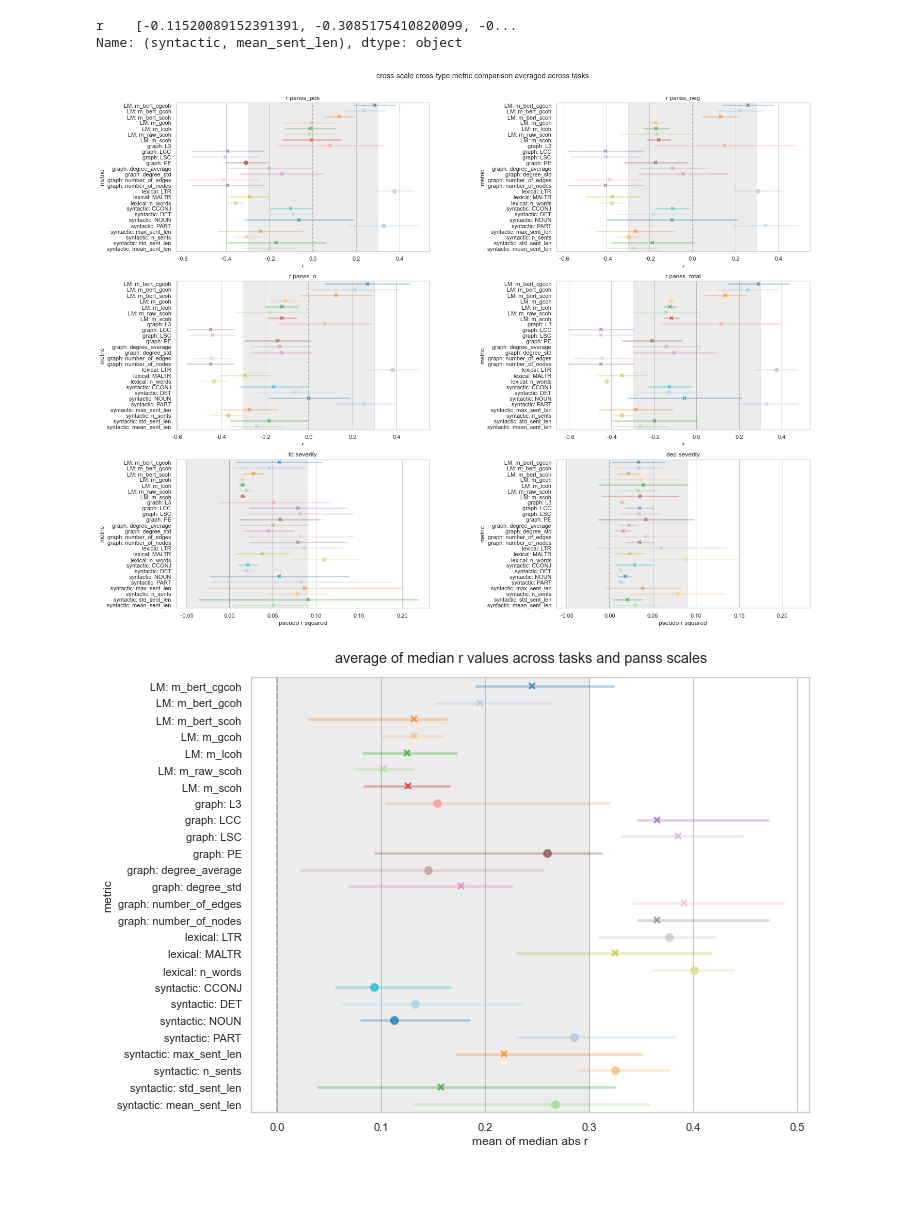
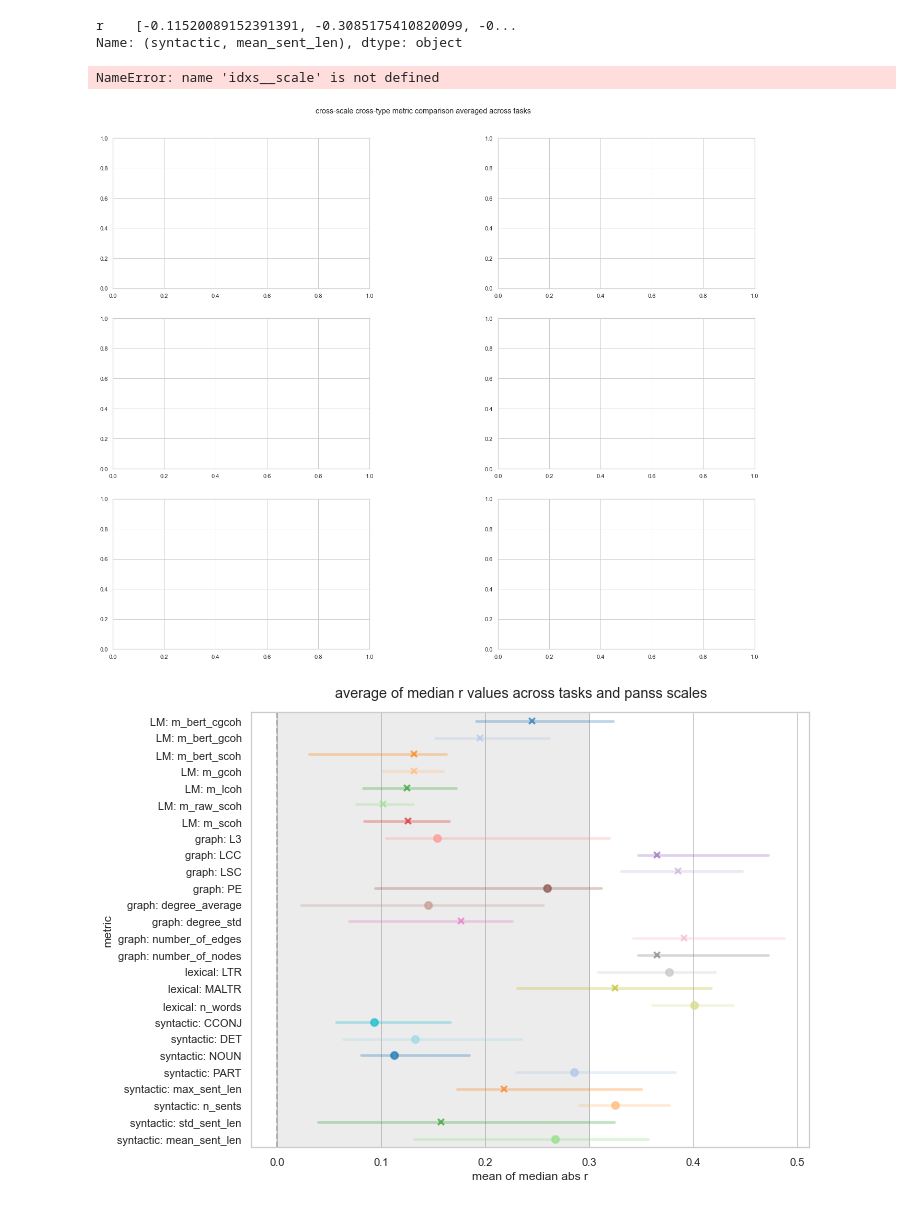
Before and after one commit to flying-bear/MA_thesis, a Jupyter notebook: scores_ru.ipynb, the cells around one changed output. Drawn from its saved outputs; the diff is of its cells as text; code cells hidden in the pictures.

Commit message:
update images

```diff
--- a/scores_ru.ipynb
+++ b/scores_ru.ipynb
@@ -1310,10 +1315,10 @@ NameError: name 'panss_' is not defined
 # add_grey(ax)
 # %%
 def plot_horizontal_tasks(df, title, scale, measure, xname=None, m_type='syntactic',
-                          plot_abs=False, figsize=(18, 18), r=0.3):
+                          plot_abs=False, figsize=(18, 18), r=0.3, yt=0.925):
     absolute_value = f' (absolute r value)' if plot_abs else ''
     fig, axes = plt.subplots(2, 2, figsize=figsize, sharex=True)
-    fig.suptitle(title + absolute_value, y=0.925)
+    fig.suptitle(title + absolute_value, y=yt)
     plt.subplots_adjust(wspace=0.4)
 
     axs = axes.flatten()
@@ -1338,19 +1341,27 @@ panss_order = ['panss_pos', 'panss_neg', 'panss_o', 'panss_total']
 # %%
-def plot_all_scales(reformed_d, m_type='syntactic', path=PATH_FIG, figsize=(18, 18), plot_abs=True, dpi=150):
+def plot_all_scales(reformed_d, m_type='syntactic', path=PATH_FIG, figsize=(18, 18), plot_abs=True, dpi=150,
+                   yt=0.925):
 
     fig = plot_horizontal_tasks(reformed_d,
                                 f'cross-task comparison for {m_type} metrics on group difference (t-test)',
-                                scale='panss_o', measure='t', m_type=m_type, figsize=figsize, r=2)
+                                scale='panss_o', measure='t', m_type=m_type, figsize=figsize, r=2, yt=yt)
     plt.savefig(f'{path}{m_type}/t.png', dpi=dpi, bbox_inches = 'tight')
     plt.close(fig)
 
     ab = 'abs_' if plot_abs else ''
 
+    fig = plot_horizontal_tasks(reformed_d,
+                            f'cross-task comparison for {m_type} metrics on correlation with mean sentence length',
+                            scale='panss_o', measure='r_corr_w_control',
+                            xname='r', m_type=m_type, figsize=figsize, yt=yt)
+    plt.savefig(f'{path}{m_type}/{ab}corr_len.png', dpi=dpi, bbox_inches = 'tight')
+    plt.close(fig)
+
     for panss_scale in panss_order:
         fig = plot_horizontal_tasks(reformed_d,
                                     f'cross-task comparison for {m_type} metrics on {panss_scale}',
                                     scale=panss_scale, measure='r',
-                                    plot_abs=plot_abs, m_type=m_type, figsize=figsize)
+                                    plot_abs=plot_abs, m_type=m_type, figsize=figsize, yt=yt)
         plt.savefig(f'{path}{m_type}/{ab}r_{panss_scale}.png', dpi=dpi, bbox_inches = 'tight')
         plt.close(fig)
 
@@ -1358,20 +1369,21 @@ def plot_all_scales(reformed_d, m_type='syntactic', path=PATH_FIG, figsize=(18,
     fig = plot_horizontal_tasks(reformed_d,
                                 f'cross-task comparison for {m_type} metrics of pseudo r squared for dep severity',
                                 scale='panss_o', measure='ps_r_dep.severity',
-                                m_type=m_type, figsize=figsize, xname='pseudo r squared', r=0.09)
+                                m_type=m_type, figsize=figsize, xname='pseudo r squared', r=0.09, yt=yt)
     plt.savefig(f'{path}{m_type}/ps_r_dep_severity.png', dpi=dpi, bbox_inches = 'tight')
     plt.close(fig)
     fig = plot_horizontal_tasks(reformed_d,
                                 f'cross-task comparison for {m_type} metrics of pseudo r squared for td severity', scale='panss_o',
                                 measure='ps_r_td.severity',
-                                m_type=m_type, figsize=figsize, xname='pseudo r squared', r=0.09)
+                                m_type=m_type, figsize=figsize, xname='pseudo r squared', r=0.09, yt=yt)
     plt.savefig(f'{path}{m_type}/ps_r_td_severity.png', dpi=dpi, bbox_inches = 'tight')
     plt.close(fig)
 # %%
 for m_type in reformed_d.index.unique(level=0):
     figsize = (18, 6) if m_type == 'lexical' else (18, 18)
-    plot_all_scales(reformed_d, m_type, plot_abs=True, figsize=figsize)
-    plot_all_scales(reformed_d, m_type, plot_abs=False, figsize=figsize)
+    yt = 1 if m_type == 'lexical' else 0.925
+    plot_all_scales(reformed_d, m_type, plot_abs=True, figsize=figsize, yt=yt)
+    plot_all_scales(reformed_d, m_type, plot_abs=False, figsize=figsize, yt=yt)
 
 # plot_all_scales(reformed_d, 'LM', plot_abs=True)
 # %%
@@ -1388,6 +1400,8 @@ def plot_horizontal_scales_for_task(df, title, measure, m_type='syntactic', plot
         d = prep_horizontal_pointplot_errobar_data(df[scale].loc[m_type], measure, plot_abs=plot_abs)
         pointplot_horizontal(d, x=measure, ax=ax)
         ax.set_title(f'{ab}{measure} {scale}')
+        if i > 0:
+            ax.sharex(axes[0, 0])
 
     add_grey(axes[:2, :])
 
@@ -2096,46 +2105,47 @@ def plot_subplot(ax, measure, scale, mean_across_tasks, mean_abs_corr_len, idxs,
 fig, axes = plt.subplots(3, 2, figsize=(22, 18))
 fig.suptitle(f'cross-scale cross-type metric comparison averaged across tasks', y=0.925)
 plt.subplots_adjust(wspace=0.5)
-ms = sorted(list(set([y for x in idxs_scale.values() for y in x] + [y for x in idxs_bb_scale.values() for y in x])))
+ms = sorted(list(set([y for x in idxs__scale.values() for y in x] + [y for x in idxs__bb_scale.values() for y in x])))
 
-idxs = sort_index(ms)
+idxs_ = sort_index(ms)
 
 measure = 'r'
 plot_abs = False
 
 axs = axes.flatten()
 for i, scale in enumerate(panss_order):
     ax = axs[i]
-    plot_subplot(ax, measure, scale, mean_across_tasks, mean_abs_corr_len, idxs)
+    plot_subplot(ax, measure, scale, mean_across_tasks, mean_abs_corr_len, idxs_)
 
 add_grey(axes[:2, :])
 
 scale = 'ps_r_td.severity'
 ax = axes[2, 0]
 if abs(np.nanmean(mean_across_tasks['panss_total'].loc[('syntactic', 'mean_sent_len')][scale])) > 0.09:
     add_len_lines_no_task(ax, mean_across_tasks, scale)
-markers = ['o' if check_m(m, scale, mean_across_tasks, mean_abs_corr_len, r=0.09) else 'x' for m in idxs]
-d = prep_horizontal_pointplot_errobar_data(mean_across_tasks['panss_total'].loc[idxs], 'ps_r_td.severity')
+markers = ['o' if check_m(m, scale, mean_across_tasks, mean_abs_corr_len, r=0.09) else 'x' for m in idxs_]
+d = prep_horizontal_pointplot_errobar_data(mean_across_tasks['panss_total'].loc[idxs_], 'ps_r_td.severity')
 pointplot_horizontal(d, x='ps_r_td.severity', ax=ax, markers=markers, estimator='mean', errorbar="sd")
 ax.set_xlabel('pseudo r squared')
 ax.set_title(f'td severity')
 
 scale = 'ps_r_dep.severity'
 ax = axes[2, 1]
 if abs(np.nanmean(mean_across_tasks['panss_total'].loc[('syntactic', 'mean_sent_len')][scale])) > 0.09:
     add_len_lines_no_task(ax, mean_across_tasks, scale)
-markers = ['o' if check_m(m, scale, mean_across_tasks, mean_abs_corr_len, r=0.09) else 'x' for m in idxs]
-d = prep_horizontal_pointplot_errobar_data(mean_across_tasks['panss_total'].loc[idxs], 'ps_r_dep.severity')
+markers = ['o' if check_m(m, scale, mean_across_tasks, mean_abs_corr_len, r=0.09) else 'x' for m in idxs_]
+d = prep_horizontal_pointplot_errobar_data(mean_across_tasks['panss_total'].loc[idxs_], 'ps_r_dep.severity')
 pointplot_horizontal(d, x='ps_r_dep.severity', ax=ax, markers=markers, estimator='mean', errorbar="sd")
 ax.set_xlabel('pseudo r squared')
 ax.set_title(f'dep severity')
 ax.sharex(axes[2, 0])
 add_grey(axes[2, :], r=0.09)
 
 plt.savefig(f'{PATH_FIG}/cross_task_average_compare_r.png', dpi=150, bbox_inches = 'tight')
-# plt.close(fig)
+plt.close(fig)
 # %% [output]
+NameError: name 'idxs__scale' is not defined
-[figure, old version]
+[figure, new version]
 # %%
 ms = sorted(list(set([y for x in idxs_scale.values() for y in x] + [y for x in idxs_bb_scale.values() for y in x])))
 markers = ['o' if pd.isna(mean_abs_corr_len[m]) or mean_abs_corr_len[m] <= 0.3 else 'x' for m in sort_index(ms)]
```
Also changed, not shown: parts of 41 cells of this notebook.
